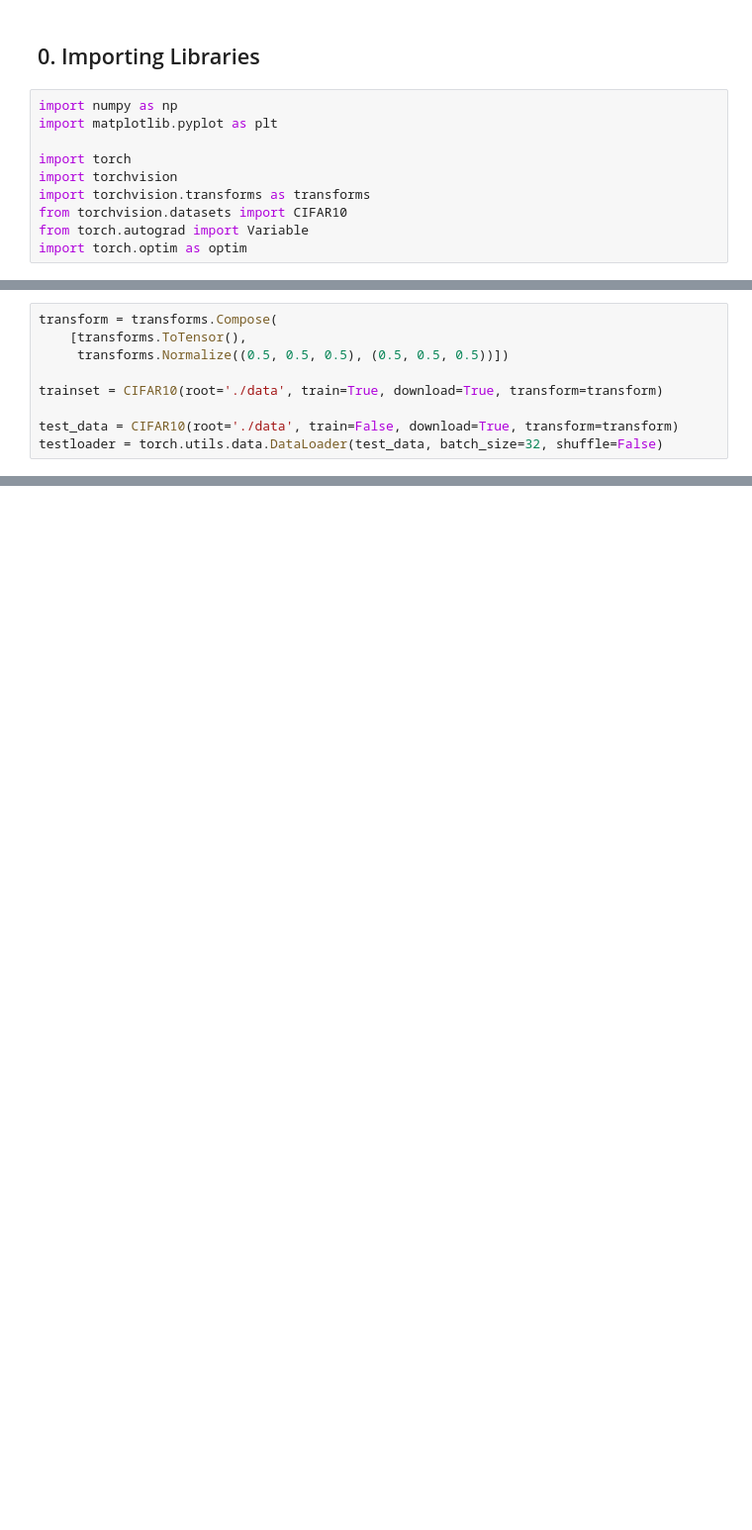
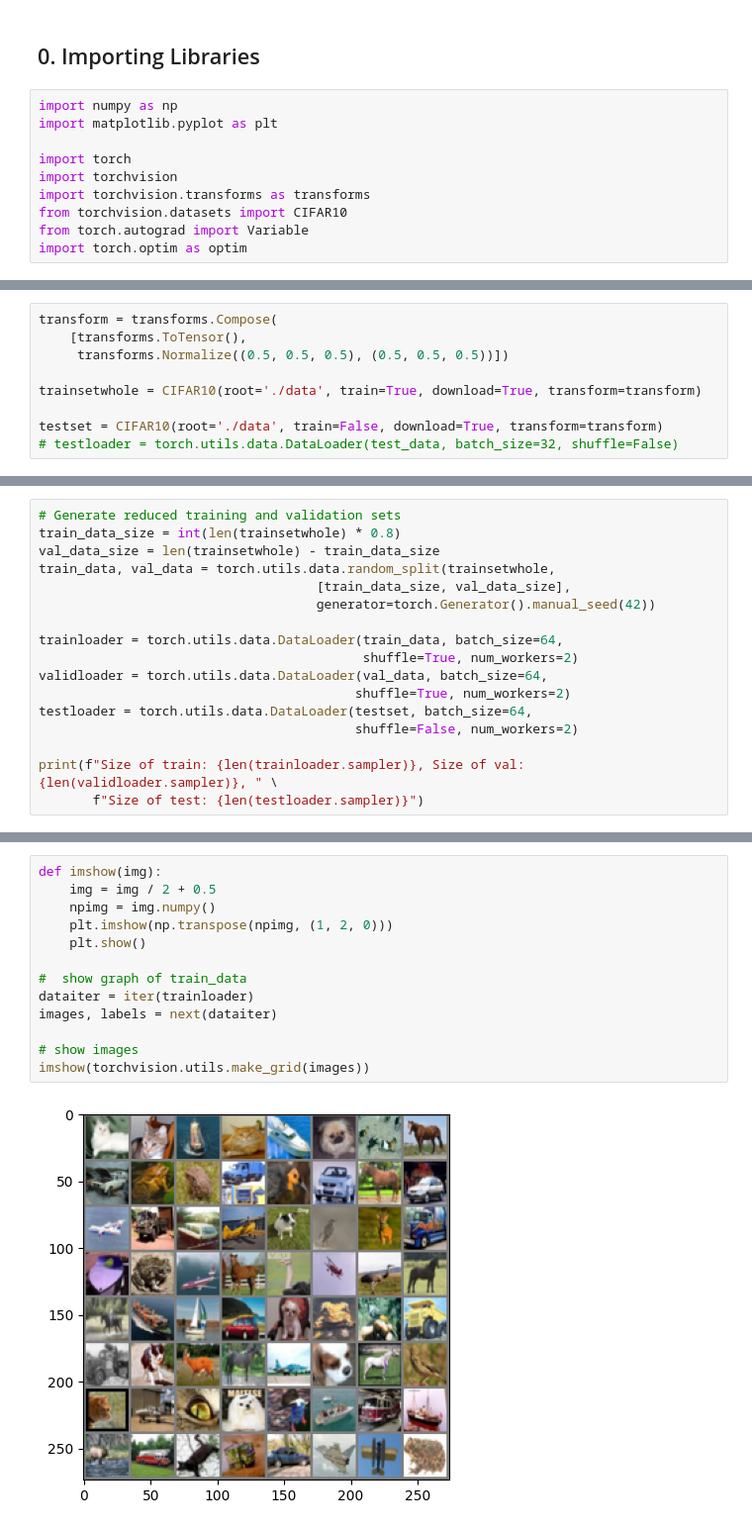
Before and after one commit to KaneZhao/deep-learning-assignments, a Jupyter notebook: assignment2/Assignment2.ipynb, the cells around one changed output, grey strips where cells are left out. Shown at 99% size. Saved outputs shown, nothing was run; the diff lists cells and outputs as text; blank space fills up the shorter version.

Commit message:
add imshow

```diff
--- a/assignment2/Assignment2.ipynb
+++ b/assignment2/Assignment2.ipynb
@@ -15,8 +17,8 @@ transform = transforms.Compose(
     [transforms.ToTensor(),
      transforms.Normalize((0.5, 0.5, 0.5), (0.5, 0.5, 0.5))])
 
-trainset = CIFAR10(root='./data', train=True, download=True, transform=transform)
+trainsetwhole = CIFAR10(root='./data', train=True, download=True, transform=transform)
 
-test_data = CIFAR10(root='./data', train=False, download=True, transform=transform)
-testloader = torch.utils.data.DataLoader(test_data, batch_size=32, shuffle=False)
+testset = CIFAR10(root='./data', train=False, download=True, transform=transform)
+# testloader = torch.utils.data.DataLoader(test_data, batch_size=32, shuffle=False)
 # %% [output]
@@ -25,0 +47,17 @@ Files already downloaded and verified
+# %%
+# Generate reduced training and validation sets
+train_data_size = int(len(trainsetwhole) * 0.8)
+val_data_size = len(trainsetwhole) - train_data_size
+train_data, val_data = torch.utils.data.random_split(trainsetwhole,
+                                    [train_data_size, val_data_size],
+                                    generator=torch.Generator().manual_seed(42))
+
+trainloader = torch.utils.data.DataLoader(train_data, batch_size=64,
+                                          shuffle=True, num_workers=2)
+validloader = torch.utils.data.DataLoader(val_data, batch_size=64,
+                                         shuffle=True, num_workers=2)
+testloader = torch.utils.data.DataLoader(testset, batch_size=64,
+                                         shuffle=False, num_workers=2)
+
+print(f"Size of train: {len(trainloader.sampler)}, Size of val: {len(validloader.sampler)}, " \
+       f"Size of test: {len(testloader.sampler)}")
@@ -25,0 +66,15 @@ Files already downloaded and verified
+# %%
+def imshow(img):
+    img = img / 2 + 0.5
+    npimg = img.numpy()
+    plt.imshow(np.transpose(npimg, (1, 2, 0)))
+    plt.show()
+
+#  show graph of train_data
+dataiter = iter(trainloader)
+images, labels = next(dataiter)
+
+# show images
+imshow(torchvision.utils.make_grid(images))
+# %% [output]
+[figure, added]
```
Also changed, not shown: parts of 4 cells of this notebook.
